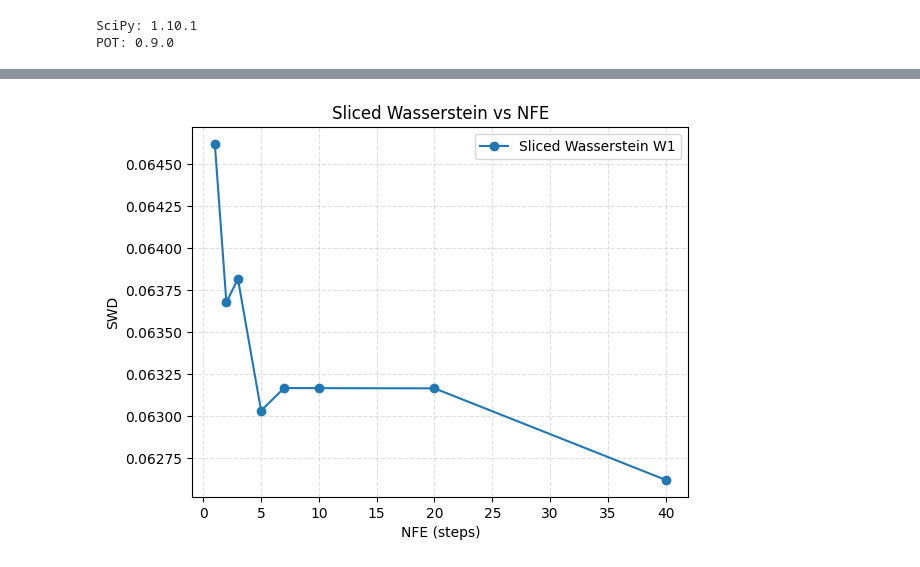
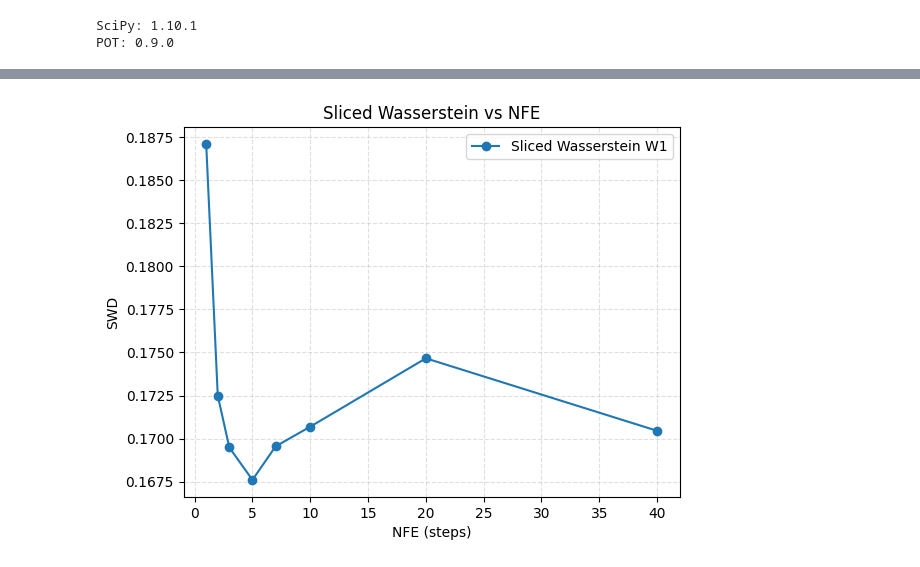
Before and after one commit to donRumata03/diffSDE-gsm-huawei, a Jupyter notebook: Копия_блокнота__Sionna_stochastic_generator_ext_working_AH_ipynb_.ipynb, the cells around one changed output, grey strips where cells are left out. Saved outputs shown, nothing was run; the diff lists cells and outputs as text; code cells hidden in the pictures.

Commit message:
Revert "Second try to compute metric by batch"
This reverts commit a63a1ca16c0314ea681137392526c7313d029b2e.

```diff
--- a/Копия_блокнота__Sionna_stochastic_generator_ext_working_AH_ipynb_.ipynb
+++ b/Копия_блокнота__Sionna_stochastic_generator_ext_working_AH_ipynb_.ipynb
@@ -812,7 +812,7 @@ def build_model(model_type, in_channels, length, conv_kwargs=None, mlp_kwargs=No
 from torch.utils.data import DataLoader, TensorDataset
 import torch
 
-TRAIN_SPACE = 'amp_phase'  # 'svd' or 'amp_phase'
+TRAIN_SPACE = 'svd'  # 'svd' or 'amp_phase'
 TRAIN_SPACE = TRAIN_SPACE.lower()
 if TRAIN_SPACE not in {'svd', 'amp_phase'}:
     raise ValueError(f"Unsupported TRAIN_SPACE='{TRAIN_SPACE}'. Use 'svd' or 'amp_phase'.")
@@ -1113,34 +1113,9 @@ import matplotlib.pyplot as plt
 from ot.sliced import sliced_wasserstein_distance
 
 
-def _update_reservoir(reservoir, new_points, max_points, rng):
-    if max_points is None:
-        return new_points if reservoir is None else np.concatenate([reservoir, new_points], axis=0)
-    if reservoir is None:
-        if new_points.shape[0] <= max_points:
-            return new_points
-        idx = rng.choice(new_points.shape[0], size=max_points, replace=False)
-        return new_points[idx]
-    combined = np.concatenate([reservoir, new_points], axis=0)
-    if combined.shape[0] <= max_points:
-        return combined
-    idx = rng.choice(combined.shape[0], size=max_points, replace=False)
-    return combined[idx]
-
-
-def _welford_update(count, mean, m2, values):
-    for val in values:
-        count += 1
-        delta = val - mean
-        mean += delta / count
-        delta2 = val - mean
-        m2 += delta * delta2
-    return count, mean, m2
-
-
 def sweep_nfe_and_metrics(
         steps_list=(5, 10, 20, 40, 80, 160),
-        num_samples=500,
+        num_samples=100,
         shape=(feature_channels, sequence_length),
         sde_sigma=0.0,
         schedule='const',
@@ -1150,7 +1125,6 @@ def sweep_nfe_and_metrics(
         flatten_seed_real=0,
         flatten_seed_gen=1,
         verbose=True,
-        max_batch_size=100,
 ):
     real_flat = flatten_feature_tensor_for_swd(svd_feature_tensor_torch, max_points=max_points, seed=flatten_seed_real)
     real_sigma = unpack_feature_tensor(svd_feature_tensor_torch, svd_feature_metadata, denormalize_sigma=True)['sigma']
@@ -1158,53 +1132,30 @@ def sweep_nfe_and_metrics(
     target_sigma_std = float(real_sigma_vals.std()) if real_sigma_vals.size else 0.0
 
     sigma_stds, swds = [], []
-    rng = np.random.default_rng(flatten_seed_gen)
+    for steps in steps_list:
+        gen_features = sample_sb_sde(
+            model,
+            num_samples=num_samples,
+            steps=steps,
+            shape=shape,
+            sde_sigma=sde_sigma,
+            schedule=schedule,
+            device=device,
+        )
 
-    for steps in steps_list:
-        total_generated = 0
-        reservoir = None
-        sigma_count = 0
-        sigma_mean = 0.0
-        sigma_m2 = 0.0
+        if TRAIN_SPACE == 'svd':
+            gen_svd_features = gen_features.detach().cpu()
+        else:
+            gen_complex = amp_phase_features_to_complex(gen_features, amp_phase_metadata)
+            gen_svd_np = complex_to_svd_feature_tensor(gen_complex, svd_feature_metadata)
+            gen_svd_features = torch.from_numpy(gen_svd_np)
 
-        while total_generated < num_samples:
-            current_size = int(min(max_batch_size, num_samples - total_generated))
-            if current_size <= 0:
-                break
+        gen_flat = flatten_feature_tensor_for_swd(gen_svd_features, max_points=max_points, seed=flatten_seed_gen)
+        swd = float(sliced_wasserstein_distance(real_flat, gen_flat, n_projections=n_projections, p=1, seed=42))
 
-            gen_features = sample_sb_sde(
-                model,
-                num_samples=current_size,
-                steps=steps,
-                shape=shape,
-                sde_sigma=sde_sigma,
-                schedule=schedule,
-                device=device,
-            )
-
-            if TRAIN_SPACE == 'svd':
-                gen_svd_chunk = gen_features.detach().cpu()
-            else:
-                gen_complex = amp_phase_features_to_complex(gen_features, amp_phase_metadata)
-                gen_svd_np = complex_to_svd_feature_tensor(gen_complex, svd_feature_metadata)
-                gen_svd_chunk = torch.from_numpy(gen_svd_np)
-
-            sigma_chunk = unpack_feature_tensor(gen_svd_chunk, svd_feature_metadata, denormalize_sigma=True)['sigma']
-            sigma_vals = sigma_chunk[sigma_chunk > 0].reshape(-1)
-            if sigma_vals.size:
-                sigma_count, sigma_mean, sigma_m2 = _welford_update(sigma_count, sigma_mean, sigma_m2, sigma_vals)
-
-            chunk_flat = flatten_feature_tensor_for_swd(gen_svd_chunk, max_points=None, seed=flatten_seed_gen + total_generated)
-            reservoir = _update_reservoir(reservoir, chunk_flat, max_points, rng)
-
-            total_generated += current_size
-
-        if sigma_count > 1:
-            sigma_std = float(np.sqrt(sigma_m2 / (sigma_count - 1)))
-        else:
-            sigma_std = 0.0
-
-        swd = float(sliced_wasserstein_distance(real_flat, reservoir, n_projections=n_projections, p=1, seed=42))
+        gen_sigma = unpack_feature_tensor(gen_svd_features, svd_feature_metadata, denormalize_sigma=True)['sigma']
+        gen_sigma_vals = gen_sigma[gen_sigma > 0]
+        sigma_std = float(gen_sigma_vals.std()) if gen_sigma_vals.size else 0.0
 
         sigma_stds.append(sigma_std)
         swds.append(swd)
@@ -1216,7 +1167,7 @@ def sweep_nfe_and_metrics(
 
 steps_list, sigma_stds, swds = sweep_nfe_and_metrics(
     steps_list=[1, 2, 3, 5, 7, 10, 20, 40],
-    num_samples=500,
+    num_samples=100,
     shape=(feature_channels, sequence_length),
     sde_sigma=0.0,
     schedule='const',
@@ -1224,7 +1175,6 @@ steps_list, sigma_stds, swds = sweep_nfe_and_metrics(
     max_points=200_000,
     n_projections=128,
     verbose=True,
-    max_batch_size=100,
 )
 
 plt.figure()
@@ -1257 +1207 @@ NFE=  40 | sigma std=1.3126 (target 3.6034) | SWD=0.062622
-[figure, old version]
+[figure, new version]
```
Also changed, not shown: parts of 8 cells of this notebook.
